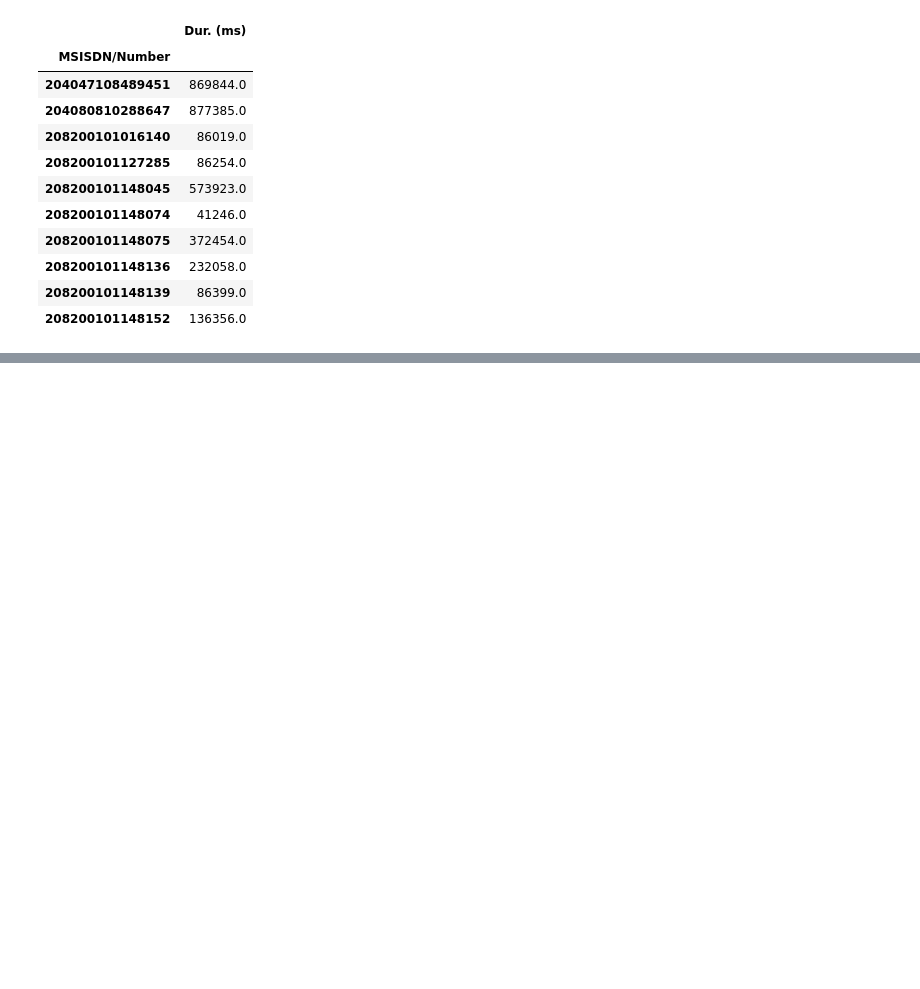
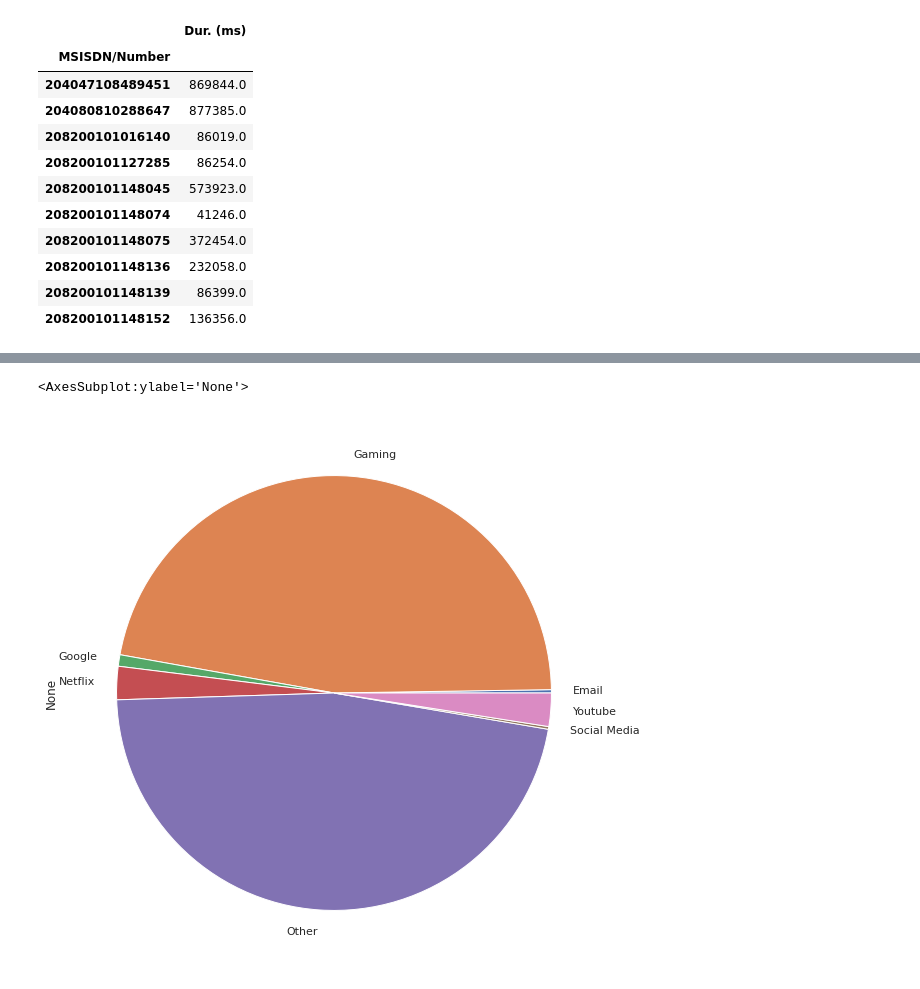
Before and after one commit to luelhagos/User-Analytics-in-the-Telecommunication-Industry, a Jupyter notebook: notebooks/final.ipynb, the cells around one changed output, grey strips where cells are left out. Drawn from its saved outputs; the diff is of its cells as text; code cells hidden in the pictures; blank space fills up the shorter version.

```diff
--- a/notebooks/final.ipynb
+++ b/notebooks/final.ipynb
@@ -670,0 +905,6 @@ Top.head(10)
+# %%
+all_application.groupby([ 'Social Media','Google', 'Email','Youtube','Netflix','Gaming','Other']).sum().plot(kind='pie', \
+                                            figsize=(15,10))
+# %% [output]
+<AxesSubplot:ylabel='None'>
+[figure, added]
```
Also changed, not shown: parts of 19 cells of this notebook.
